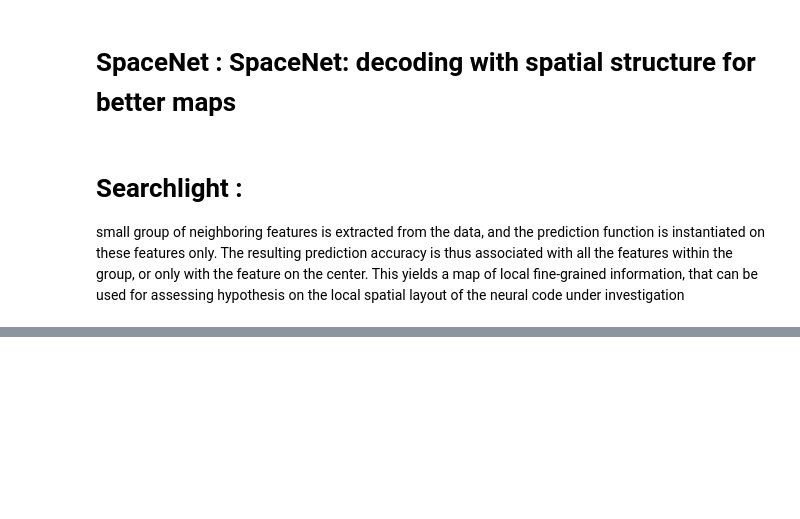
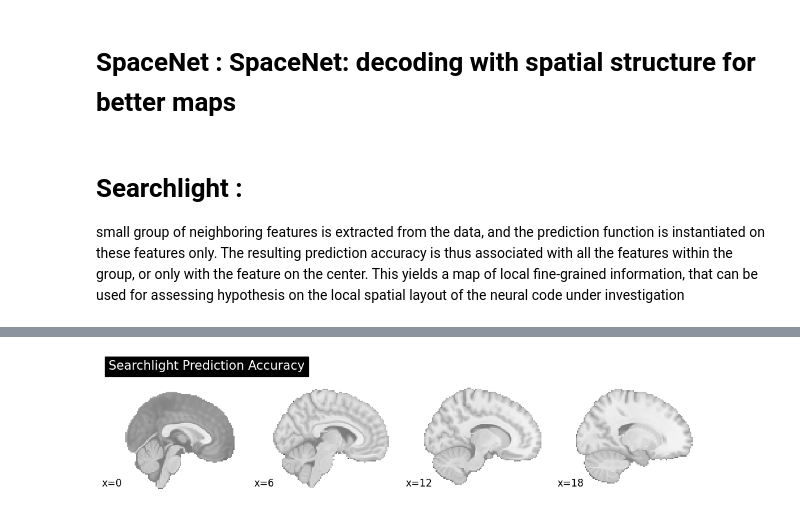
Before and after one commit to Alicia-max/MVPA_fMRI-Analysis, a Jupyter notebook: MVPA.ipynb, the cells around one changed output, grey strips where cells are left out. Cells and saved outputs as stored; diff of their text form; code cells hidden in the pictures; blank space fills up the shorter version.

```diff
--- a/MVPA.ipynb
+++ b/MVPA.ipynb
@@ -361,0 +510,7 @@ DimensionError: Input data has incompatible dimensionality: Expected dimension i
+# %%
+from nilearn.plotting import plot_stat_map
+plot_stat_map(searchlight_img, cmap='magma', colorbar=True,
+              display_mode='x', threshold=0.6, cut_coords=[0, 6, 12, 18],
+              title='Searchlight Prediction Accuracy');
+# %% [output]
+[figure, added]
```
Also changed, not shown: parts of 14 cells of this notebook.
